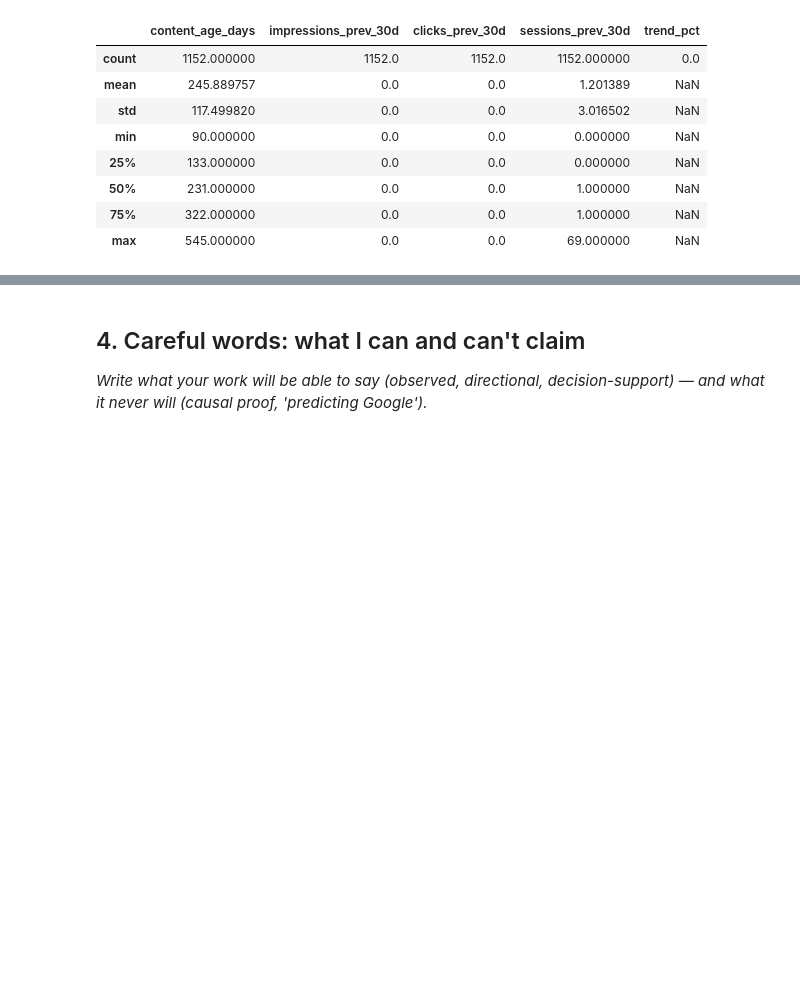
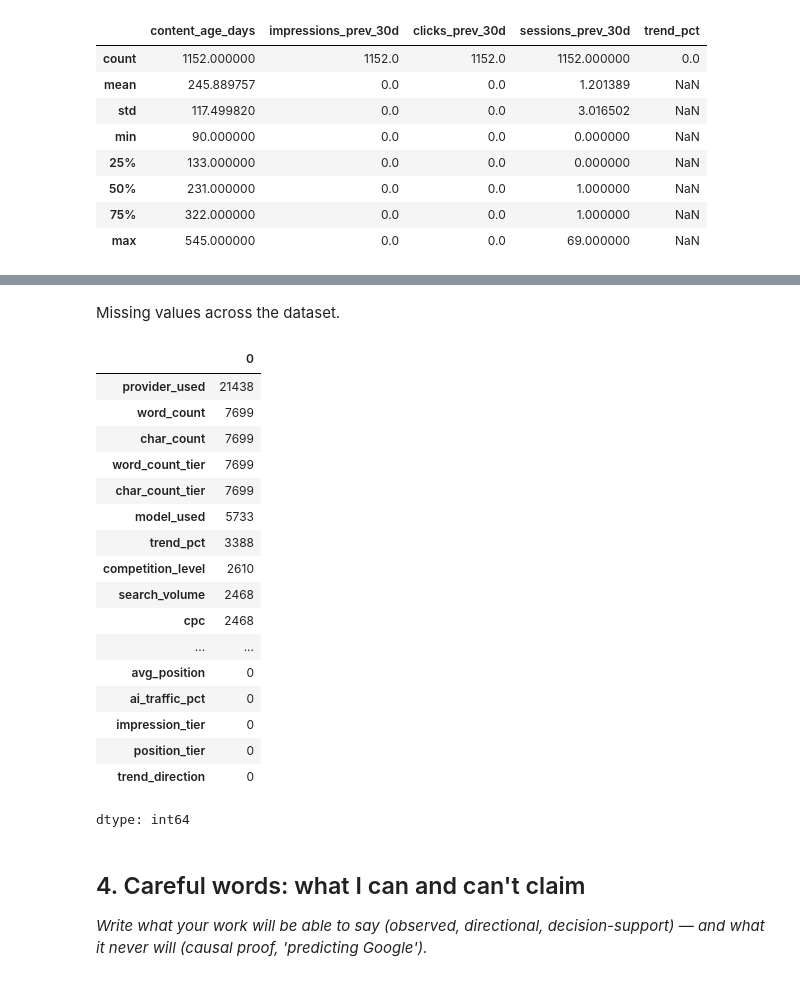
Before and after one commit to Hadeed07/FlyRank-ML, a Jupyter notebook: work/notebooks/w01_research_question.ipynb, the cells around one changed output, grey strips where cells are left out. Saved outputs shown, nothing was run; the diff lists cells and outputs as text; code cells hidden in the pictures; blank space fills up the shorter version.

```diff
--- a/work/notebooks/w01_research_question.ipynb
+++ b/work/notebooks/w01_research_question.ipynb
@@ -164,3 +210,26 @@ df.groupby('trend_direction')[['impressions_last_30d', 'clicks_last_30d', 'sessi
+# %% [markdown]
+Missing values across the dataset.
+# %%
+df.isnull().sum().sort_values(ascending=False)
+# %% [output]
+|  | 0 |
+| provider_used | 21438 |
+| word_count | 7699 |
+| char_count | 7699 |
+| word_count_tier | 7699 |
+| char_count_tier | 7699 |
+| model_used | 5733 |
+| trend_pct | 3388 |
+| competition_level | 2610 |
+| search_volume | 2468 |
+| cpc | 2468 |
+| ... | ... |
+| avg_position | 0 |
+| ai_traffic_pct | 0 |
+| impression_tier | 0 |
+| position_tier | 0 |
+| trend_direction | 0 |
+dtype: int64
 # %% [markdown]
 ## 4. Careful words: what I can and can't claim
 
```
Also changed, not shown: parts of 6 cells of this notebook.
